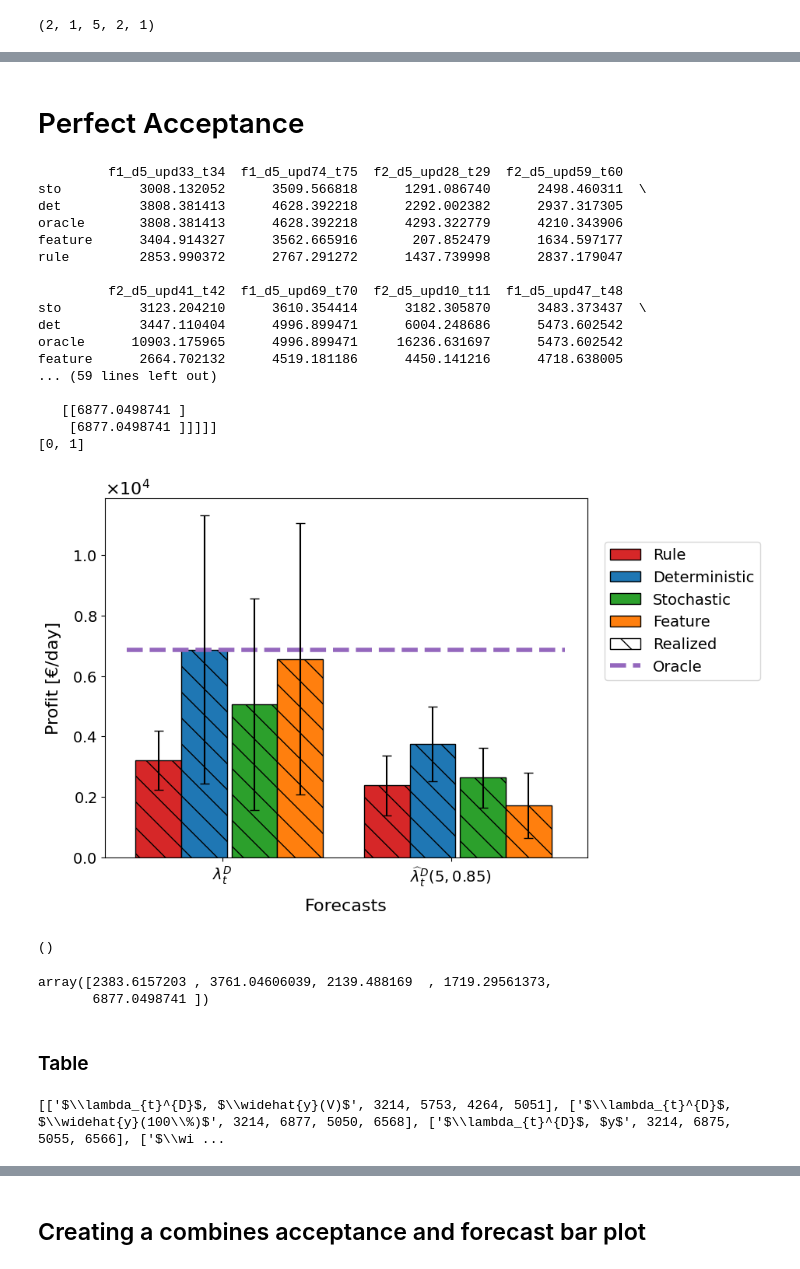
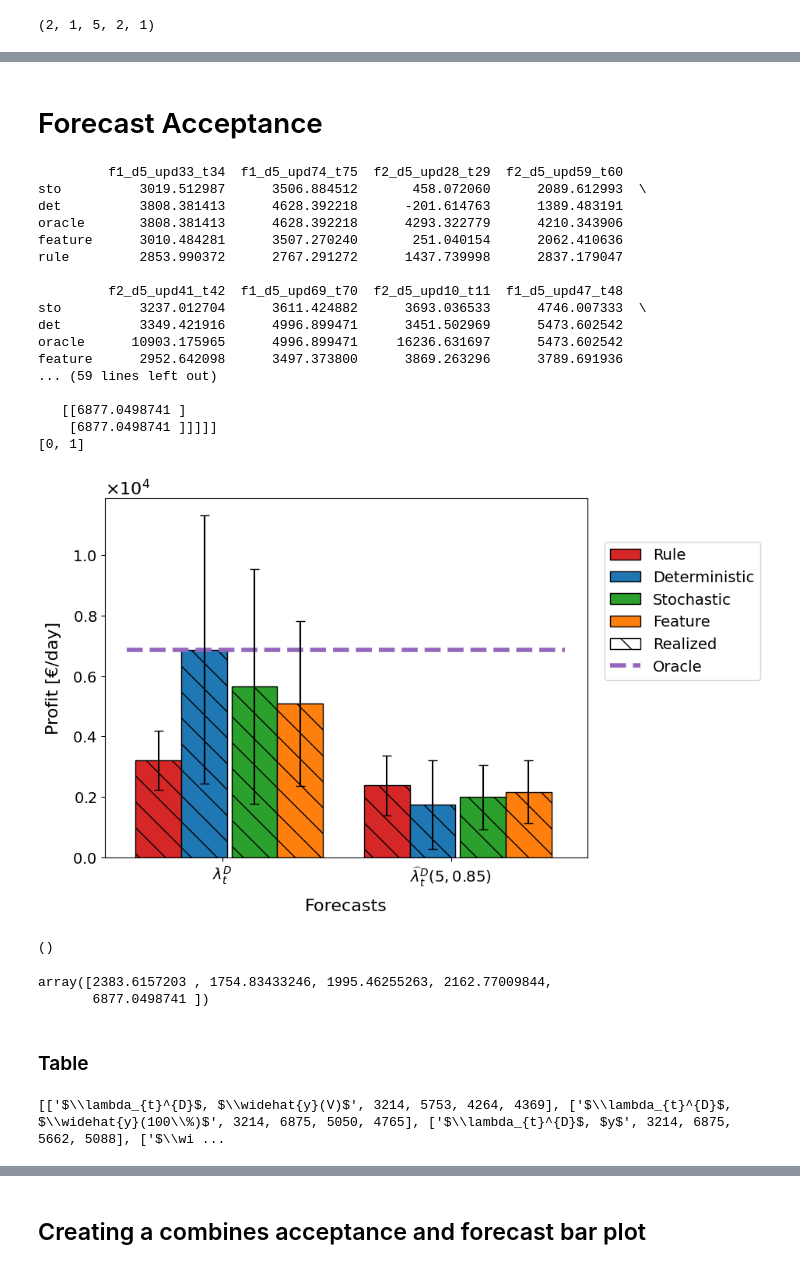
Before and after one commit to junesooshin/lightenup, a Jupyter notebook: Model and Result Examination/Results - Different forecast.ipynb, the cells around one changed output, grey strips where cells are left out. Drawn from its saved outputs; the diff is of its cells as text; code cells hidden in the pictures.

```diff
--- a/Model and Result Examination/Results - Different forecast.ipynb
+++ b/Model and Result Examination/Results - Different forecast.ipynb
@@ -109,41 +113,43 @@ plot_profit_Test(Array,PlotCase = "Forecasts", x_axis_label = "Forecasts", x_axi
 # %% [markdown]
-# Perfect Acceptance
+# Forecast Acceptance
 # %%
 desktop_path = os.path.expanduser("~/Desktop")
 #os.chdir(desktop_path+'\DTU MSc\MSc thesis\git\lightenup')
 os.chdir(desktop_path+'\Thesis')
-Add_on_path = "\\Results\\Different forecasts\\Perfect Acceptance and volume sample\\"
+Add_on_path = "\\Results\\Different forecasts\\Forecast and Acceptance\\forecast Acceptance\\"
 current_directory = os.getcwd()  # Jupyter file take the current directory as where the jupyter file is located. Different than a .py file...
 df_Exp_Profit = json_to_df(current_directory + Add_on_path +  'Exp_profit.json')
 df_RT_Profit = json_to_df(current_directory + Add_on_path + 'RT_profit.json')
 print(df_RT_Profit)
+#Array = Create_Array_from_Profit(df_Exp_Profit,df_RT_Profit,NumForecasts=2, SampleSizes=[5])
 Array = Create_Array_from_Profit(df_Exp_Profit,df_RT_Profit,NumForecasts=2, SampleSizes=[5])
 Array_perfect = np.mean(Array,axis=2)
+Array_perf = Array[:,:,:,:,1,:]
 print(Array_perfect)
 x_axis_tick_label = ["$\lambda_{t}^{D}$","$\widehat{\lambda}_{t}^{D}(5,0.85)$"]
 x_axis_selection = [i for i in range(0,len(x_axis_tick_label))] # SampleSize[SampleSize_examination_idx] = 5
 print(x_axis_selection)
 
 plot_profit_Test(Array,PlotCase = "Forecasts", x_axis_label = "Forecasts", x_axis_selection = x_axis_selection, x_axis_tick_label = x_axis_tick_label, Selected_Profit = ['Realized'], barwidth = 0.2, pdf_name = 'Profit_bar_forecast',ShowEachTestDay = False,save = False)
 # %% [output]
          f1_d5_upd33_t34  f1_d5_upd74_t75  f2_d5_upd28_t29  f2_d5_upd59_t60
-sto          3008.132052      3509.566818      1291.086740      2498.460311  \
-det          3808.381413      4628.392218      2292.002382      2937.317305
+sto          3019.512987      3506.884512       458.072060      2089.612993  \
+det          3808.381413      4628.392218      -201.614763      1389.483191
 oracle       3808.381413      4628.392218      4293.322779      4210.343906
-feature      3404.914327      3562.665916       207.852479      1634.597177
+feature      3010.484281      3507.270240       251.040154      2062.410636
 rule         2853.990372      2767.291272      1437.739998      2837.179047
 
          f2_d5_upd41_t42  f1_d5_upd69_t70  f2_d5_upd10_t11  f1_d5_upd47_t48
-sto          3123.204210      3610.354414      3182.305870      3483.373437  \
-det          3447.110404      4996.899471      6004.248686      5473.602542
+sto          3237.012704      3611.424882      3693.036533      4746.007333  \
+det          3349.421916      4996.899471      3451.502969      5473.602542
 oracle      10903.175965      4996.899471     16236.631697      5473.602542
-feature      2664.702132      4519.181186      4450.141216      4718.638005
+feature      2952.642098      3497.373800      3869.263296      3789.691936
 ... (59 lines left out)
 
    [[6877.0498741 ]
     [6877.0498741 ]]]]]
 [0, 1]
-[figure, old version]
+[figure, new version]
 # %%
 np.shape(Array_perfect[1, 0, 1, 1, 0])
 # %% [output]
@@ -151,7 +157,7 @@ np.shape(Array_perfect[1, 0, 1, 1, 0])
 # %%
 Array_perfect[1, 0, :, 1, 0]
 # %% [output]
-array([2383.6157203 , 3761.04606039, 2139.488169  , 1719.29561373,
+array([2383.6157203 , 1754.83433246, 1995.46255263, 2162.77009844,
        6877.0498741 ])
 # %% [markdown]
 ### Table
@@ -161,7 +167,7 @@ lst = ["$\lambda_{t}^{D}$, $\widehat{y}(V)$",
        "$\lambda_{t}^{D}$, $y$",
        "$\widehat{\lambda}_{t}^{D}(5)$, $\widehat{y}(V)$",
        "$\widehat{\lambda}_{t}^{D}(5)$, $\widehat{y}(100\%)$",
-       "$\widehat{\lambda}_{t}^{D}(5), y$"]
+       "$\widehat{\lambda}_{t}^{D}(5)$, $\widehat{y}(\lambda^{D}_{t}(5,0.85))$"]
 
 result_summary = [[lst[0]] + [int(Array_percent[0, 0, i, 1, 0]) for i in range(0, 4)],
                   [lst[1]] + [int(Array_100[0, 0, i, 1, 0]) for i in range(0, 4)],
@@ -172,7 +178,7 @@ result_summary = [[lst[0]] + [int(Array_percent[0, 0, i, 1, 0]) for i in range(0
                   ]
 print(result_summary)
 # %% [output]
-[['$\\lambda_{t}^{D}$, $\\widehat{y}(V)$', 3214, 5753, 4264, 5051], ['$\\lambda_{t}^{D}$, $\\widehat{y}(100\\%)$', 3214, 6877, 5050, 6568], ['$\\lambda_{t}^{D}$, $y$', 3214, 6875, 5055, 6566], ['$\\wi ...
+[['$\\lambda_{t}^{D}$, $\\widehat{y}(V)$', 3214, 5753, 4264, 4369], ['$\\lambda_{t}^{D}$, $\\widehat{y}(100\\%)$', 3214, 6875, 5050, 4765], ['$\\lambda_{t}^{D}$, $y$', 3214, 6875, 5662, 5088], ['$\\wi ...
 # %%
 
 print(result_summary)
```
Also changed, not shown: parts of 14 cells of this notebook, 9 other files.
